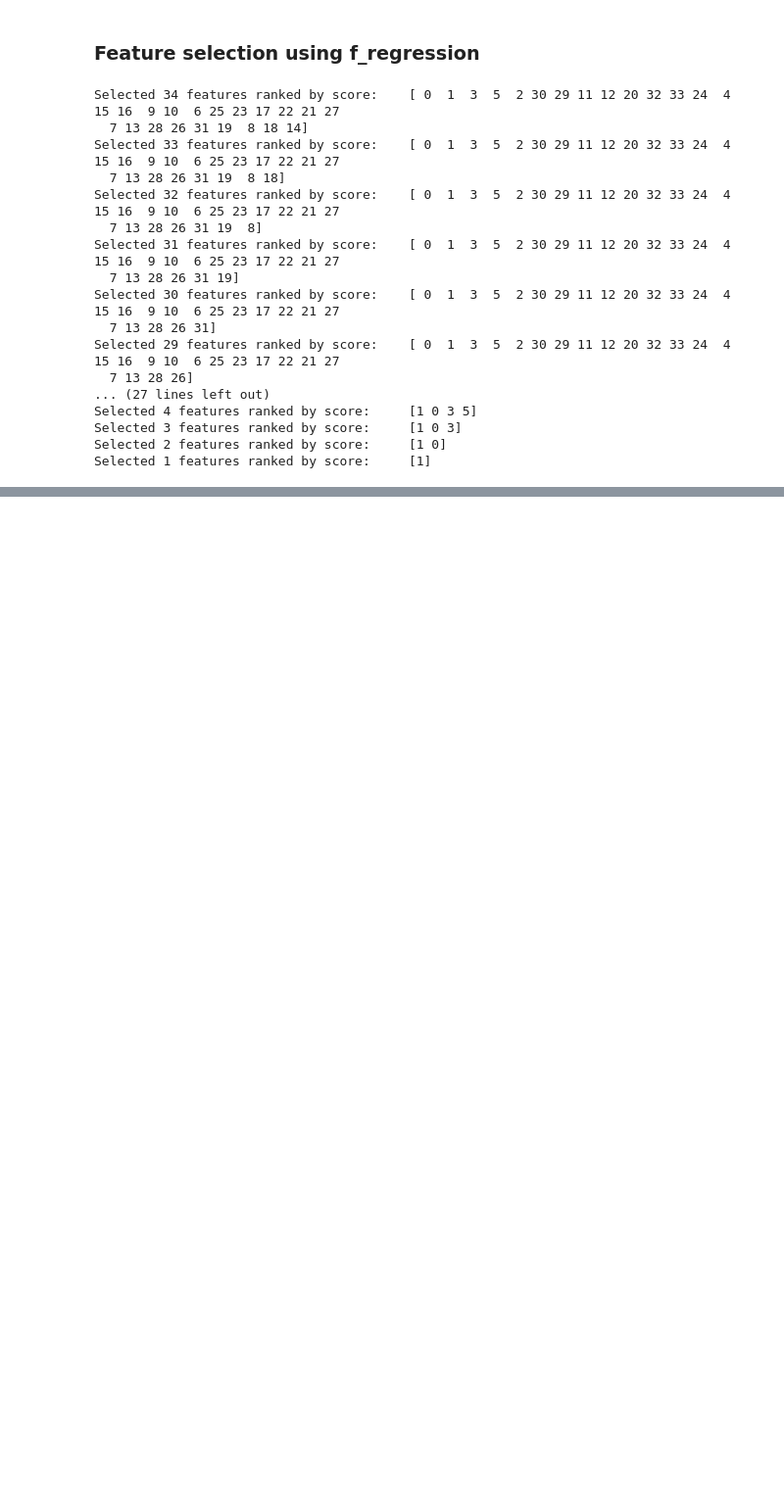
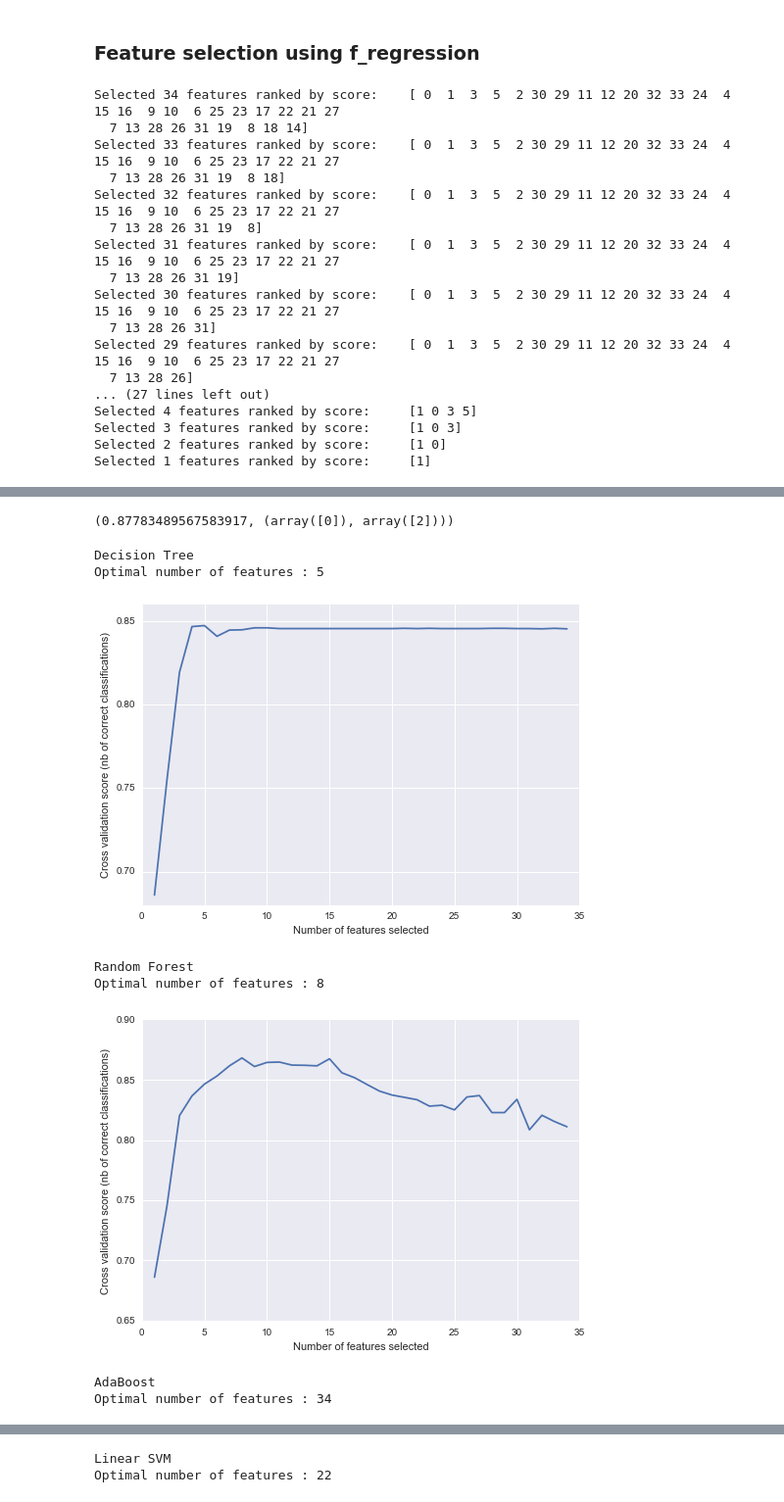
Before and after one commit to xmpuspus/Sleep_Research, a Jupyter notebook: notebooks/sleep_stage_classification_ldrwm_separate_features_from_stages.ipynb, the cells around one changed output, grey strips where cells are left out. Shown at 98% size. Cells and saved outputs as stored; diff of their text form; code cells hidden in the pictures; blank space fills up the shorter version.

```diff
--- a/notebooks/sleep_stage_classification_ldrwm_separate_features_from_stages.ipynb
+++ b/notebooks/sleep_stage_classification_ldrwm_separate_features_from_stages.ipynb
@@ -692,0 +685,41 @@ plt.ylim([0.6, 0.9])
+# %%
+np.max(accuracies), np.where(accuracies == np.max(accuracies))
+# %% [output]
+(0.87783489567583917, (array([0]), array([2])))
+# %%
+from sklearn.svm import SVC
+from sklearn.model_selection import StratifiedKFold
+from sklearn.feature_selection import RFECV
+from sklearn.datasets import make_classification
+
+names = ["Decision Tree", "Random Forest", "AdaBoost", "Linear SVM"]
+
+classifiers = [
+    DecisionTreeClassifier(max_depth=5),
+    RandomForestClassifier(max_depth=10, n_estimators=10, max_features=1),
+    AdaBoostClassifier(),
+    SVC(kernel="linear", C=0.025)]
+
+for i in np.arange(len(classifiers)):
+    clf = classifiers[i]
+    rfecv = RFECV(estimator=clf, step=1, cv=StratifiedKFold(3),
+                  scoring='accuracy')
+    rfecv.fit(train_set, train_label)
+    print(names[i])
+    print("Optimal number of features : %d" % rfecv.n_features_)
+
+    # Plot number of features VS. cross-validation scores
+    plt.figure()
+    plt.xlabel("Number of features selected")
+    plt.ylabel("Cross validation score (nb of correct classifications)")
+    plt.plot(range(1, len(rfecv.grid_scores_) + 1), rfecv.grid_scores_)
+    plt.show()
+# %% [output]
+Decision Tree
+Optimal number of features : 5
+[figure, added]
+Random Forest
+Optimal number of features : 8
+[figure, added]
+AdaBoost
+Optimal number of features : 34
@@ -692,0 +727,2 @@ plt.ylim([0.6, 0.9])
+Linear SVM
+Optimal number of features : 22
```
Also changed, not shown: parts of 7 cells of this notebook.
